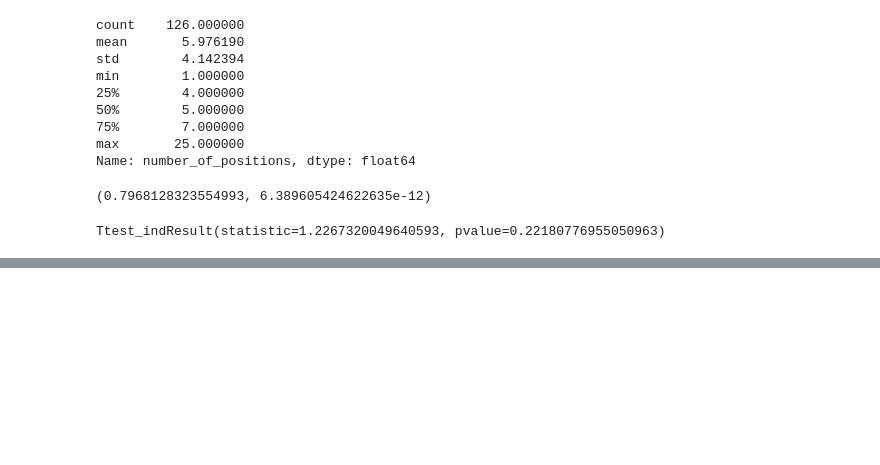
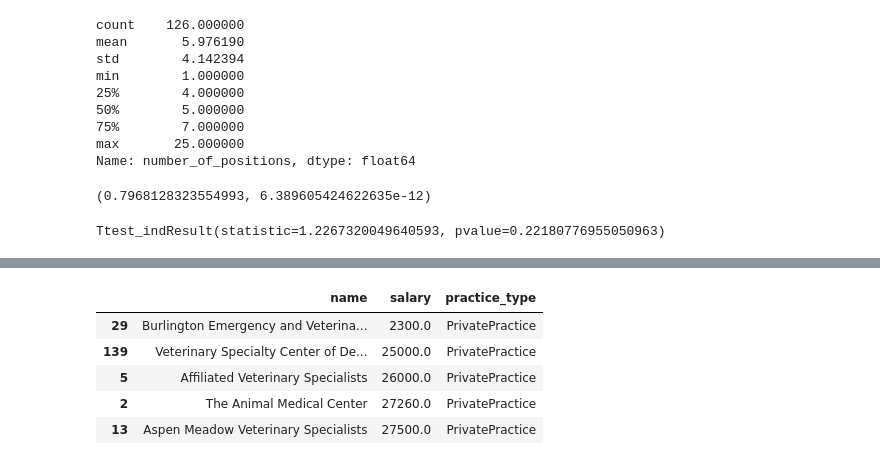
Before and after one commit to tcdvm/virmp, a Jupyter notebook: analysis/VIRMP.ipynb, the cells around one changed output, grey strips where cells are left out. Cells and saved outputs as stored; diff of their text form; code cells hidden in the pictures; blank space fills up the shorter version.

```diff
--- a/analysis/VIRMP.ipynb
+++ b/analysis/VIRMP.ipynb
@@ -288,0 +334,9 @@ Ttest_indResult(statistic=1.2267320049640593, pvalue=0.22180776955050963)
+# %%
+salary_by_type[salary_by_type['practice_type']== 'PrivatePractice'].sort_values(by='salary').head()
+# %% [output]
+|  | name | salary | practice_type |
+| 29 | Burlington Emergency and Veterina... | 2300.0 | PrivatePractice |
+| 139 | Veterinary Specialty Center of De... | 25000.0 | PrivatePractice |
+| 5 | Affiliated Veterinary Specialists | 26000.0 | PrivatePractice |
+| 2 | The Animal Medical Center | 27260.0 | PrivatePractice |
+| 13 | Aspen Meadow Veterinary Specialists | 27500.0 | PrivatePractice |
```
Also changed, not shown: parts of 12 cells of this notebook.
